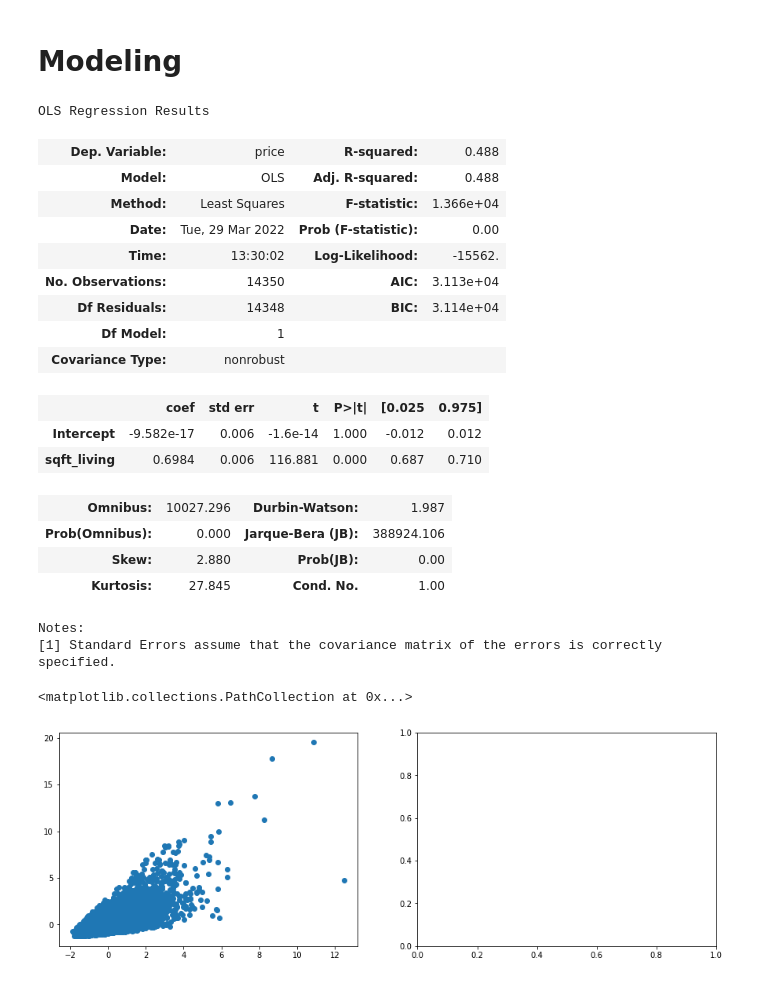
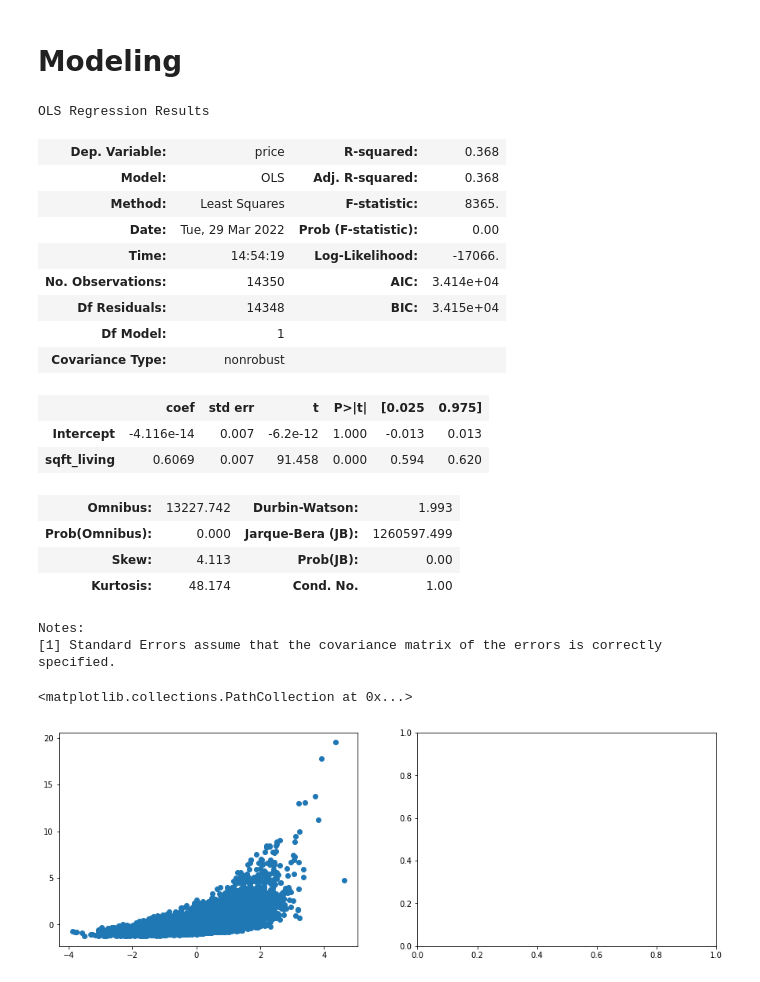
Before and after one commit to xiaohua-su/King_County_Real_Estate_Analysis, a Jupyter notebook: workspace_xiaohua/Untitled1.ipynb, the cells around one changed output. Drawn from its saved outputs; the diff is of its cells as text; code cells hidden in the pictures.

```diff
--- a/workspace_xiaohua/Untitled1.ipynb
+++ b/workspace_xiaohua/Untitled1.ipynb
@@ -100,6 +101,8 @@ df_copy.head()
 | 8404 | 400000.00 | 3 | 1.00 | 1460 | 43000 | NONE | 7 Average | 1952 | 98166 |
 | 8800 | 235000.00 | 3 | 1.00 | 1430 | 7599 | NONE | 6 Low Average | 1930 | 98168 |
 | 3553 | 402500.00 | 4 | 2.00 | 1650 | 3504 | NONE | 7 Average | 1951 | 98144 |
+# %%
+df_copy['sqft_living'] = np.log(df_copy['sqft_living'])
 # %%
 # Establishing target and predictor variables
 df_copy = df_copy[df_copy['grade'] != '3 Poor']
@@ -562,30 +628,30 @@ dummy_lr.score(X_s_p,y_s_p)
 # %%
 # Creating a straightforward, initial model --
 # just for kicks
 simple_formula = 'price ~ sqft_living'
-simple_model = ols(formula = simple_formula,
+simple_models = ols(formula = simple_formula,
                    data = scaled_p_df).fit()
-simple_mod_summ = simple_model.summary()
+simple_mod_summ = simple_models.summary()
 
 simple_mod_summ
 # %% [output]
 OLS Regression Results
-| Dep. Variable: | price | R-squared: | 0.488 |
-| Model: | OLS | Adj. R-squared: | 0.488 |
-| Method: | Least Squares | F-statistic: | 1.366e+04 |
+| Dep. Variable: | price | R-squared: | 0.368 |
+| Model: | OLS | Adj. R-squared: | 0.368 |
+| Method: | Least Squares | F-statistic: | 8365. |
 | Date: | Tue, 29 Mar 2022 | Prob (F-statistic): | 0.00 |
-| Time: | 13:30:02 | Log-Likelihood: | -15562. |
-| No. Observations: | 14350 | AIC: | 3.113e+04 |
-| Df Residuals: | 14348 | BIC: | 3.114e+04 |
+| Time: | 14:54:19 | Log-Likelihood: | -17066. |
+| No. Observations: | 14350 | AIC: | 3.414e+04 |
+| Df Residuals: | 14348 | BIC: | 3.415e+04 |
 | Df Model: | 1 |  |  |
 | Covariance Type: | nonrobust |  |  |
 |  | coef | std err | t | P>|t| | [0.025 | 0.975] |
-| Intercept | -9.582e-17 | 0.006 | -1.6e-14 | 1.000 | -0.012 | 0.012 |
-| sqft_living | 0.6984 | 0.006 | 116.881 | 0.000 | 0.687 | 0.710 |
+| Intercept | -4.116e-14 | 0.007 | -6.2e-12 | 1.000 | -0.013 | 0.013 |
+| sqft_living | 0.6069 | 0.007 | 91.458 | 0.000 | 0.594 | 0.620 |
-| Omnibus: | 10027.296 | Durbin-Watson: | 1.987 |
-| Prob(Omnibus): | 0.000 | Jarque-Bera (JB): | 388924.106 |
-| Skew: | 2.880 | Prob(JB): | 0.00 |
-| Kurtosis: | 27.845 | Cond. No. | 1.00 |
+| Omnibus: | 13227.742 | Durbin-Watson: | 1.993 |
+| Prob(Omnibus): | 0.000 | Jarque-Bera (JB): | 1260597.499 |
+| Skew: | 4.113 | Prob(JB): | 0.00 |
+| Kurtosis: | 48.174 | Cond. No. | 1.00 |
 Notes:
 [1] Standard Errors assume that the covariance matrix of the errors is correctly specified.
 # %%
@@ -600,4 +666,4 @@ ax[0].scatter(x1, y1)
 # ax[1].scatter(x2,y1);
 # %% [output]
 <matplotlib.collections.PathCollection at 0x...>
-[figure, old version]
+[figure, new version]
```
Also changed, not shown: parts of 48 cells of this notebook.
